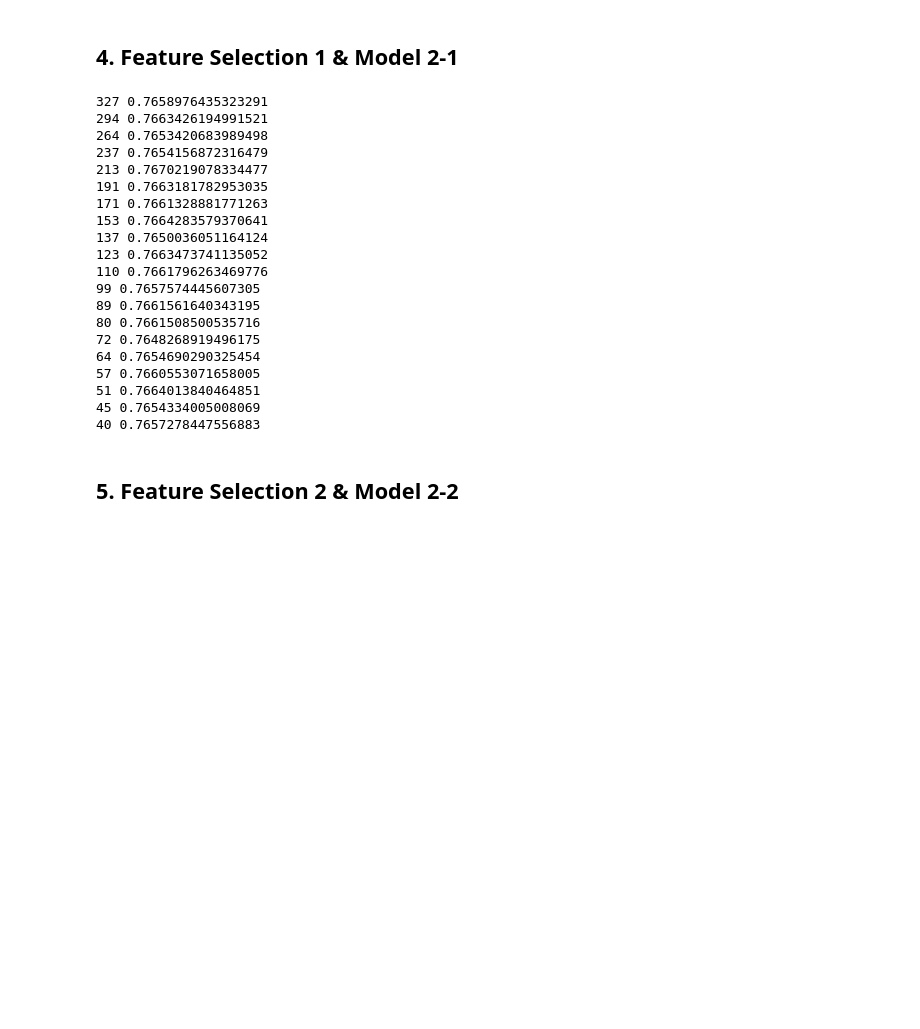
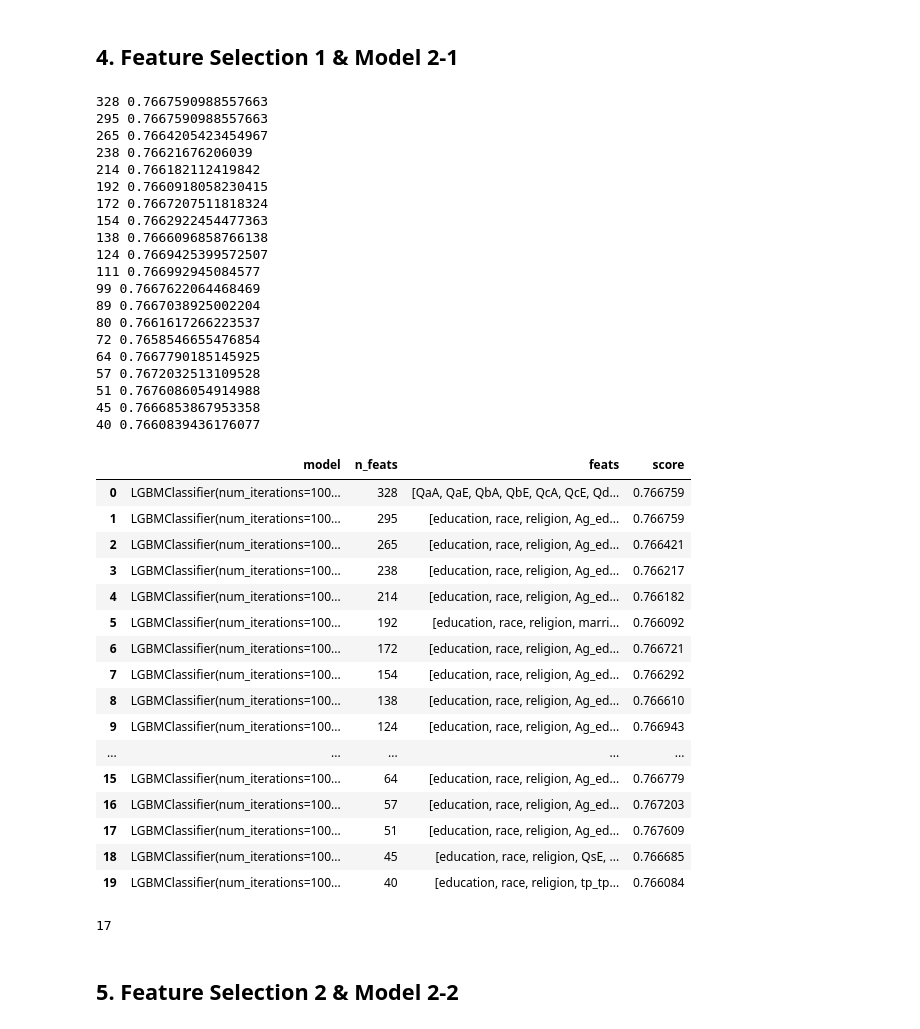
Before and after one commit to KimJinSungDataScientist/psychological_propensity_prediction_AI_competition, a Jupyter notebook: main.ipynb, the cells around one changed output. Drawn from its saved outputs; the diff is of its cells as text; code cells hidden in the pictures; blank space fills up the shorter version.

```diff
--- a/main.ipynb
+++ b/main.ipynb
@@ -301,7 +112,13 @@ for i in needenco:
 # %%
 k_fold = KFold(n_splits = 3, shuffle = True, random_state = 0)
 # %%
-clf1 = RandomForestClassifier(n_estimators=500)
+from catboost import CatBoostClassifier
+
+# clf1 = RandomForestClassifier(n_estimators=500)
+params = {'bagging_temperature': 0.375906, 'depth': 9.0, 'l2_leaf_reg': 68.8, 'learning_rate': 0.011, 'subsample': 0.76046}
+
+clf1 = CatBoostClassifier(**params, iterations=5000, eval_metric='AUC',allow_writing_files=False,od_type='Iter',task_type='GPU',random_state=777)
+# clf1 = CatBoostClassifier(learning_rate=0.05, iterations=5000, task_type="GPU")
 clf2 = LGBMClassifier()
 clf3 = GradientBoostingClassifier()
 soft_vote  = VotingClassifier([('r1',clf1), ('r2', clf2), ('r3',clf3)], voting='soft')
@@ -487,26 +322,50 @@ def lgbm_rfe_4040(x_data, y_data, ratio=0.9, min_feats=40):
 # %%
 lgbm_archive_4040 = lgbm_rfe_4040(x_train, y_train)
 # %% [output]
-327 0.7658976435323291
-294 0.7663426194991521
-264 0.7653420683989498
-237 0.7654156872316479
-213 0.7670219078334477
-191 0.7663181782953035
-171 0.7661328881771263
-153 0.7664283579370641
-137 0.7650036051164124
-123 0.7663473741135052
-110 0.7661796263469776
-99 0.7657574445607305
-89 0.7661561640343195
-80 0.7661508500535716
-72 0.7648268919496175
-64 0.7654690290325454
-57 0.7660553071658005
-51 0.7664013840464851
-45 0.7654334005008069
-40 0.7657278447556883
+328 0.7667590988557663
+295 0.7667590988557663
+265 0.7664205423454967
+238 0.76621676206039
+214 0.766182112419842
+192 0.7660918058230415
+172 0.7667207511818324
+154 0.7662922454477363
+138 0.7666096858766138
+124 0.7669425399572507
+111 0.766992945084577
+99 0.7667622064468469
+89 0.7667038925002204
+80 0.7661617266223537
+72 0.7658546655476854
+64 0.7667790185145925
+57 0.7672032513109528
+51 0.7676086054914988
+45 0.7666853867953358
+40 0.7660839436176077
+# %%
+lgbm_archive_4040
+# %% [output]
+|  | model | n_feats | feats | score |
+| 0 | LGBMClassifier(num_iterations=100... | 328 | [QaA, QaE, QbA, QbE, QcA, QcE, Qd... | 0.766759 |
+| 1 | LGBMClassifier(num_iterations=100... | 295 | [education, race, religion, Ag_ed... | 0.766759 |
+| 2 | LGBMClassifier(num_iterations=100... | 265 | [education, race, religion, Ag_ed... | 0.766421 |
+| 3 | LGBMClassifier(num_iterations=100... | 238 | [education, race, religion, Ag_ed... | 0.766217 |
+| 4 | LGBMClassifier(num_iterations=100... | 214 | [education, race, religion, Ag_ed... | 0.766182 |
+| 5 | LGBMClassifier(num_iterations=100... | 192 | [education, race, religion, marri... | 0.766092 |
+| 6 | LGBMClassifier(num_iterations=100... | 172 | [education, race, religion, Ag_ed... | 0.766721 |
+| 7 | LGBMClassifier(num_iterations=100... | 154 | [education, race, religion, Ag_ed... | 0.766292 |
+| 8 | LGBMClassifier(num_iterations=100... | 138 | [education, race, religion, Ag_ed... | 0.766610 |
+| 9 | LGBMClassifier(num_iterations=100... | 124 | [education, race, religion, Ag_ed... | 0.766943 |
+| ... | ... | ... | ... | ... |
+| 15 | LGBMClassifier(num_iterations=100... | 64 | [education, race, religion, Ag_ed... | 0.766779 |
+| 16 | LGBMClassifier(num_iterations=100... | 57 | [education, race, religion, Ag_ed... | 0.767203 |
+| 17 | LGBMClassifier(num_iterations=100... | 51 | [education, race, religion, Ag_ed... | 0.767609 |
+| 18 | LGBMClassifier(num_iterations=100... | 45 | [education, race, religion, QsE, ... | 0.766685 |
+| 19 | LGBMClassifier(num_iterations=100... | 40 | [education, race, religion, tp_tp... | 0.766084 |
+# %%
+lgbm_archive_4040[lgbm_archive_4040['score']==lgbm_archive_4040['score'].max()].index[0]
+# %% [output]
+17
 # %%
 model = LGBMClassifier(objective="binary", num_iterations= 10**3)
 
```
Also changed, not shown: parts of 48 cells of this notebook, 12 other files.
